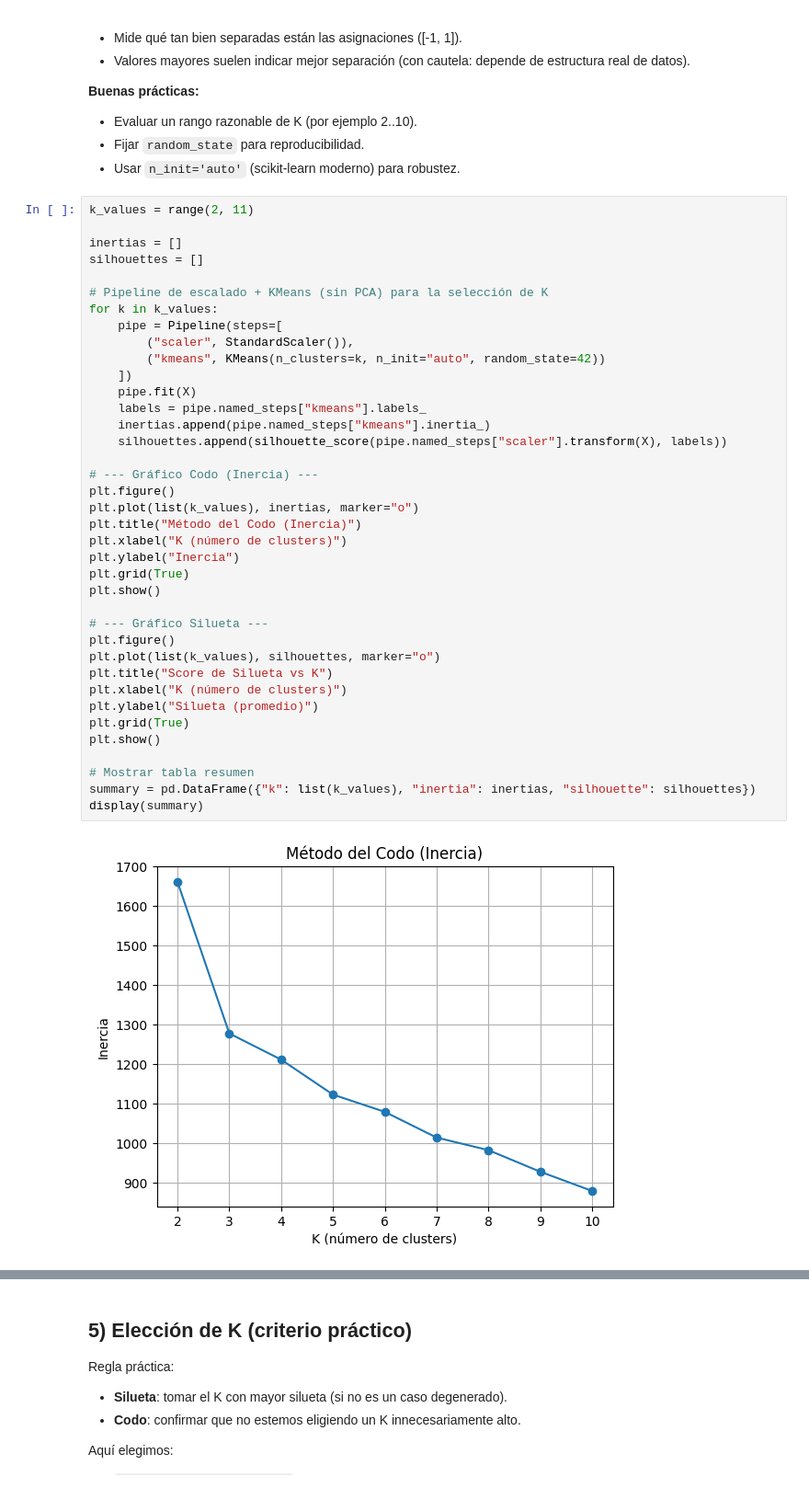
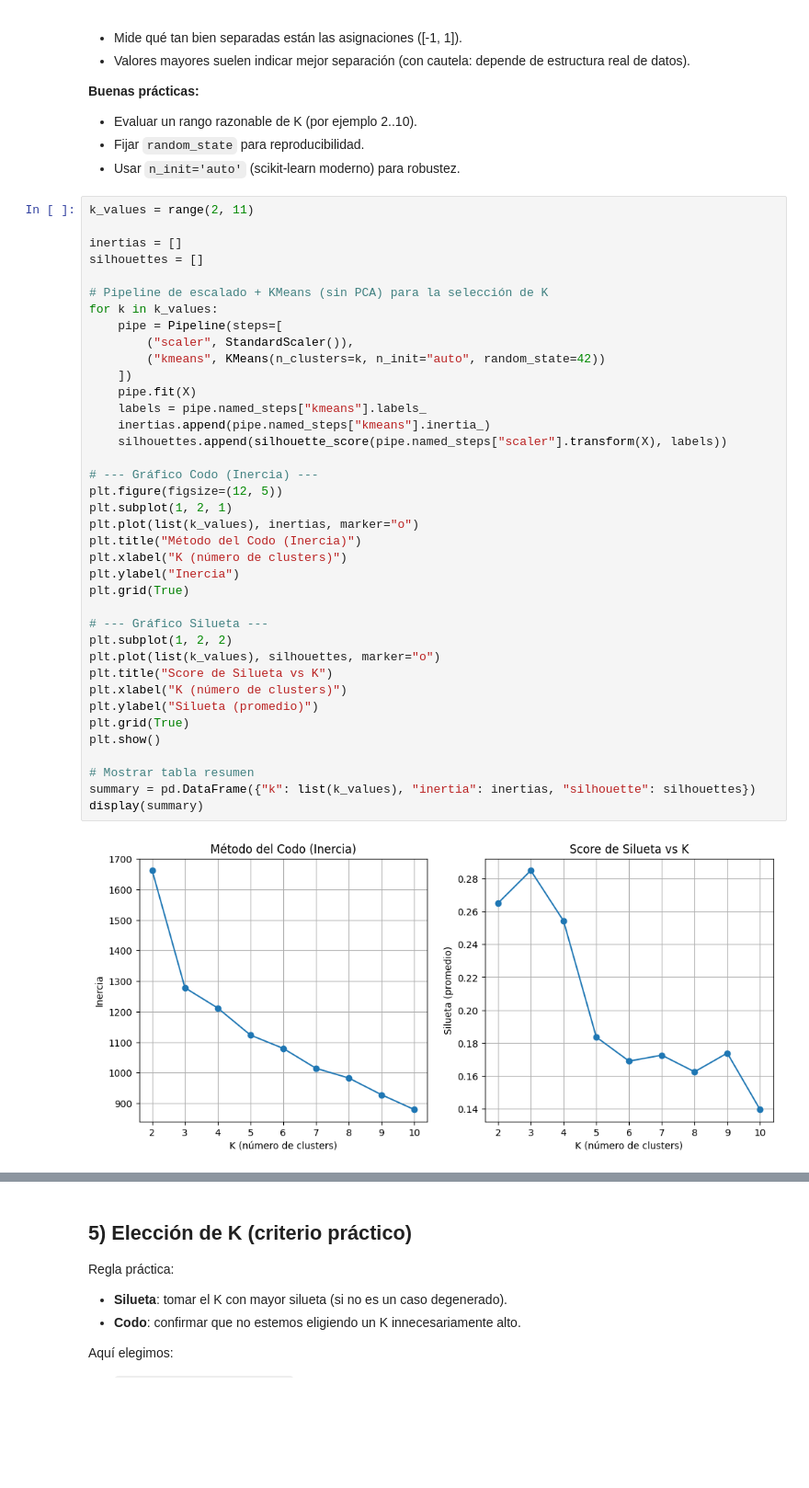
Before and after one commit to paranedagarcia/Cienciadedatos, a Jupyter notebook: 7.Aprendizaje no supervisado/kmeans_wine.ipynb, the cells around one changed output, grey strips where cells are left out. Shown at 92% size. Cells and saved outputs as stored; diff of their text form; blank space fills up the shorter version.

```diff
--- a/7.Aprendizaje no supervisado/kmeans_wine.ipynb
+++ b/7.Aprendizaje no supervisado/kmeans_wine.ipynb
@@ -104,34 +104,34 @@ silhouettes = []
 # Pipeline de escalado + KMeans (sin PCA) para la selección de K
 for k in k_values:
     pipe = Pipeline(steps=[
         ("scaler", StandardScaler()),
         ("kmeans", KMeans(n_clusters=k, n_init="auto", random_state=42))
     ])
     pipe.fit(X)
     labels = pipe.named_steps["kmeans"].labels_
     inertias.append(pipe.named_steps["kmeans"].inertia_)
     silhouettes.append(silhouette_score(pipe.named_steps["scaler"].transform(X), labels))
 
 # --- Gráfico Codo (Inercia) ---
-plt.figure()
+plt.figure(figsize=(12, 5))
+plt.subplot(1, 2, 1)
 plt.plot(list(k_values), inertias, marker="o")
 plt.title("Método del Codo (Inercia)")
 plt.xlabel("K (número de clusters)")
 plt.ylabel("Inercia")
 plt.grid(True)
-plt.show()
 
 # --- Gráfico Silueta ---
-plt.figure()
+plt.subplot(1, 2, 2)
 plt.plot(list(k_values), silhouettes, marker="o")
 plt.title("Score de Silueta vs K")
 plt.xlabel("K (número de clusters)")
 plt.ylabel("Silueta (promedio)")
 plt.grid(True)
 plt.show()
 
 # Mostrar tabla resumen
 summary = pd.DataFrame({"k": list(k_values), "inertia": inertias, "silhouette": silhouettes})
 display(summary)
 # %% [output]
-[figure, old version]
+[figure, new version]
```
Also changed, not shown: parts of 3 cells of this notebook, 10 other files.
